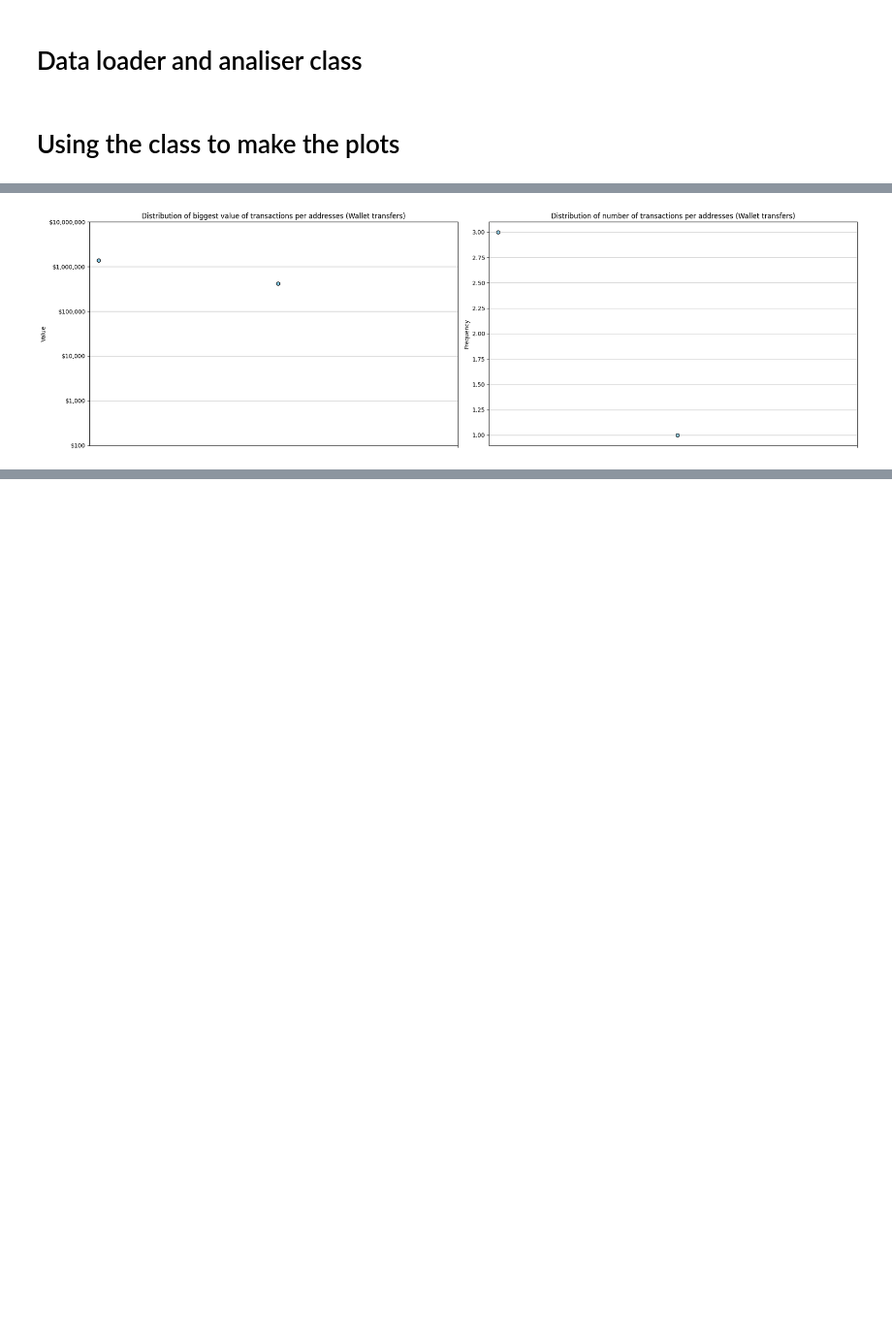
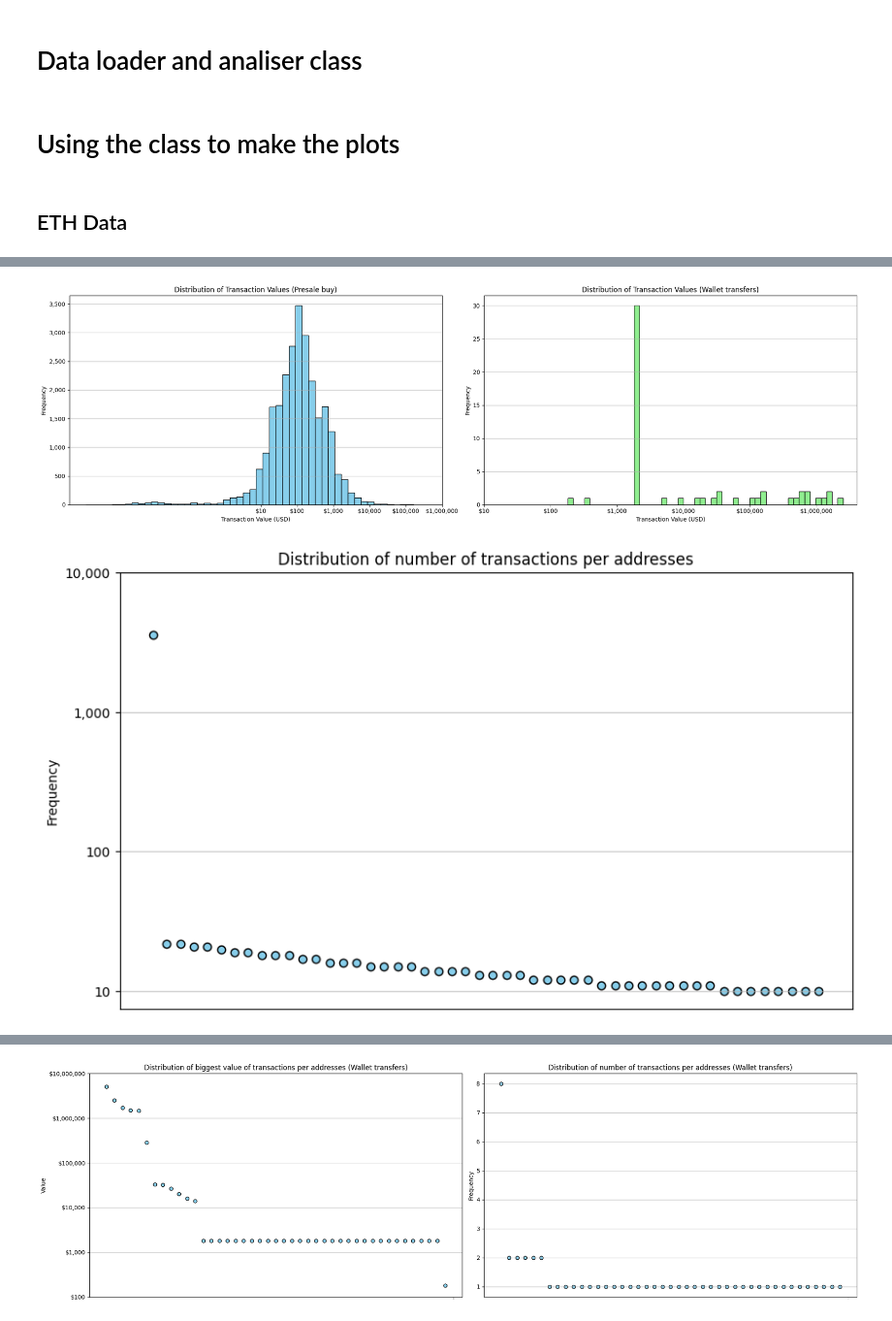
Before and after one commit to Bodesz11/Project_Laboratory_1, a Jupyter notebook: Data_Analiser_Class.ipynb, the cells around one changed output, grey strips where cells are left out. Shown at 97% size. Saved outputs shown, nothing was run; the diff lists cells and outputs as text; code cells hidden in the pictures; blank space fills up the shorter version.

```diff
--- a/Data_Analiser_Class.ipynb
+++ b/Data_Analiser_Class.ipynb
@@ -20,8 +20,13 @@ class Love_Hate_LNU_analiser:
         self.data_sheet = data_sheet_in
 
         # Autmatically load the given data
+        self.possible_networks = ['ETH', 'BSC']
         self.data_transfers_in = self.load_reference(data_path, data_sheet_in)
         self.data_transfers_out = self.load_reference(data_path, data_sheet_out)
+
+        self.network_type = self.data_transfers_in['network'][0]
+        if self.network_type not in self.possible_networks:
+            warnings.warn('The network type is not defined!')
 
     def load_reference(self, data_path: str, data_sheet: str):
         df = pd.read_excel(data_path, sheet_name=data_sheet)
@@ -32,17 +37,21 @@ class Love_Hate_LNU_analiser:
         if 'payment_wallet' in df.keys():
             # incoming payments
             df['payment_wallet'] = df['payment_wallet'].fillna(method='bfill')
+            df['payment_wallet'] = df['payment_wallet'].astype(str).str.lower()
         df['from_address'] = df['from_address'].astype(str).str.lower()
         df['to_address'] = df['to_address'].astype(str).str.lower()
         df['value_in_usd'] = df['value_in_usd'].astype(float)
+
+        # Dropping min/max
+        df = df[df['network'].isin(self.possible_networks)]
 
         return df
 
 
     def make_all_plots(self):
-        # self.all_transaction_values(self.data_transfers_in, self.data_transfers_out)
-        # self.common_buyers(self.data_transfers_in, bins = 50)
-        # self.most_amount_buyers(self.data_transfers_in, bins = 50)
+        self.all_transaction_values(self.data_transfers_in, self.data_transfers_out)
+        self.common_buyers(self.data_transfers_in, bins = 50)
+        self.most_amount_buyers(self.data_transfers_in, bins = 50)
 
         self.wallet_transfer_amount_and_count(self.data_transfers_out, self.data_transfers_in)
 
@@ -77,7 +86,7 @@ class Love_Hate_LNU_analiser:
         axes[1].xaxis.set_major_formatter(x_formatter)
         axes[1].set_xticks(ticks)
         plt.tight_layout()
-        plt.savefig('../Presale_plots/eth_all_transaction_values.pdf')
+        plt.savefig(f'../Presale_plots/{self.network_type}_eth_all_transaction_values.pdf')
         plt.show()
 
     def plot_distribution(self, unique_addresses, values, ylabel, title, yticks, formatter, filename):
@@ -110,7 +119,7 @@ class Love_Hate_LNU_analiser:
         title = 'Distribution of number of transactions per addresses'
         formatter = FuncFormatter(lambda x, pos: '{:,.0f}'.format(10**x))
         yticks = [1, 2, 3, 4]
-        filename = '../Presale_plots/eth_top_frequency.pdf'
+        filename = f'../Presale_plots/{self.network_type}_top_frequency.pdf'
 
         self.plot_distribution(unique_addresses, values, ylabel, title, yticks, formatter, filename)
 
@@ -129,7 +138,7 @@ class Love_Hate_LNU_analiser:
         title = 'Distribution of biggest value of transactions per addresses'
         formatter = FuncFormatter(lambda x, pos: '${:,.0f}'.format(10**x))
         yticks = [4, 5, 6]
-        filename = '../Presale_plots/eth_top_values.pdf'
+        filename = f'../Presale_plots/{self.network_type}_top_values.pdf'
 
         self.plot_distribution(unique_addresses, values, ylabel, title, yticks, formatter, filename)
 
@@ -137,8 +146,6 @@ class Love_Hate_LNU_analiser:
 
         unique_payment_wallets    = data_transfers_in['payment_wallet'].unique()
         filtered_wallet_transfers = data_transfers_out[data_transfers_out['from_address'].isin(unique_payment_wallets)]
-
-        print(filtered_wallet_transfers)
 
         #Idő szerint mikor mentek az utalások és mekkora összeggel
         transfer_summary = filtered_wallet_transfers.groupby(['from_address', 'to_address']).agg({'value_in_usd': ['count', 'sum'],
@@ -181,13 +188,15 @@ class Love_Hate_LNU_analiser:
 
         #Ábrázolás
         plt.tight_layout()
-        plt.savefig('../Presale_plots/wallet_transfers_stats.pdf')
+        plt.savefig(f'../Presale_plots/{self.network_type}_wallet_transfers_stats.pdf')
         plt.show()
 # %% [markdown]
 # Using the class to make the plots
+# %% [markdown]
+## ETH Data
 # %%
 data_path = '../Data/DATA_Love_Hate_Inu_presale.xlsx'
-data_sheet_out = 'lhinu_bsc_payment_wallet_transf' # !A1:G6
+data_sheet_out = 'lhinu_payment_wallet_transfers_'
 data_sheet_in = 'lhinu_presale_buy_result_167775'
 
 analiser = Love_Hate_LNU_analiser(data_path=data_path,
@@ -215 +207,2 @@ Reformatting
-[figure, old version]
+[figure, new version]
+[figure, added]
@@ -215,0 +210 @@ Reformatting
+[figure, added]
```
Also changed, not shown: parts of 3 cells of this notebook.
